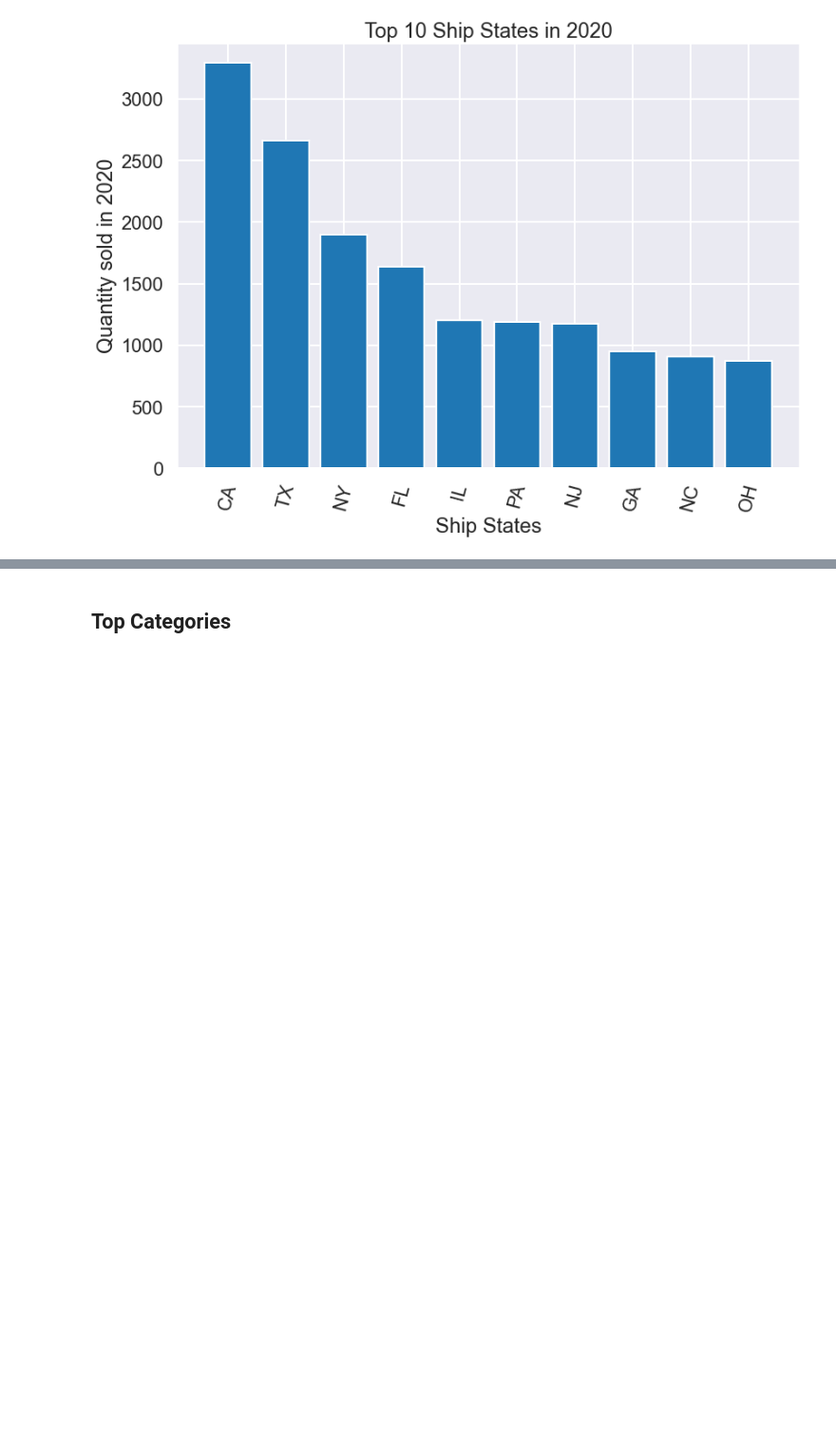
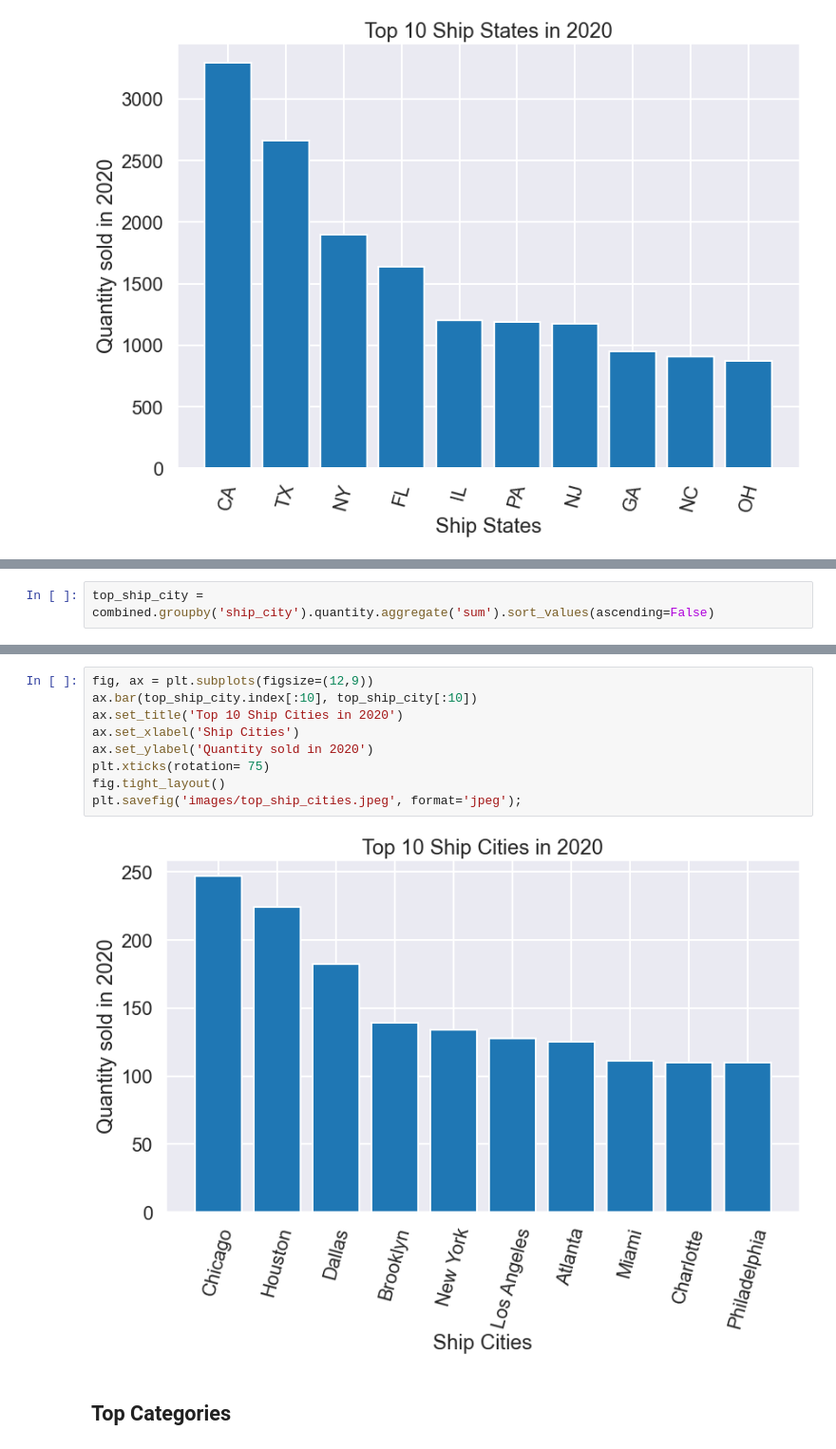
Before and after one commit to darigak/Inventory_management, a Jupyter notebook: notebook_EDA&visualizations.ipynb, the cells around one changed output, grey strips where cells are left out. Shown at 95% size. Cells and saved outputs as stored; diff of their text form; blank space fills up the shorter version.

```diff
--- a/notebook_EDA&visualizations.ipynb
+++ b/notebook_EDA&visualizations.ipynb
@@ -370,0 +407,2 @@ plt.savefig('images/top_ship_states.jpeg', format='jpeg');
+# %%
+top_ship_city = combined.groupby('ship_city').quantity.aggregate('sum').sort_values(ascending=False)
@@ -371,3 +428,14 @@ plt.savefig('images/top_ship_states.jpeg', format='jpeg');
+# %%
+fig, ax = plt.subplots(figsize=(12,9))
+ax.bar(top_ship_city.index[:10], top_ship_city[:10])
+ax.set_title('Top 10 Ship Cities in 2020')
+ax.set_xlabel('Ship Cities')
+ax.set_ylabel('Quantity sold in 2020')
+plt.xticks(rotation= 75)
+fig.tight_layout()
+plt.savefig('images/top_ship_cities.jpeg', format='jpeg');
+# %% [output]
+[figure, added]
 # %% [markdown]
 ## Top Categories
 # %%
```
Also changed, not shown: parts of 8 cells of this notebook, 4 other files.
